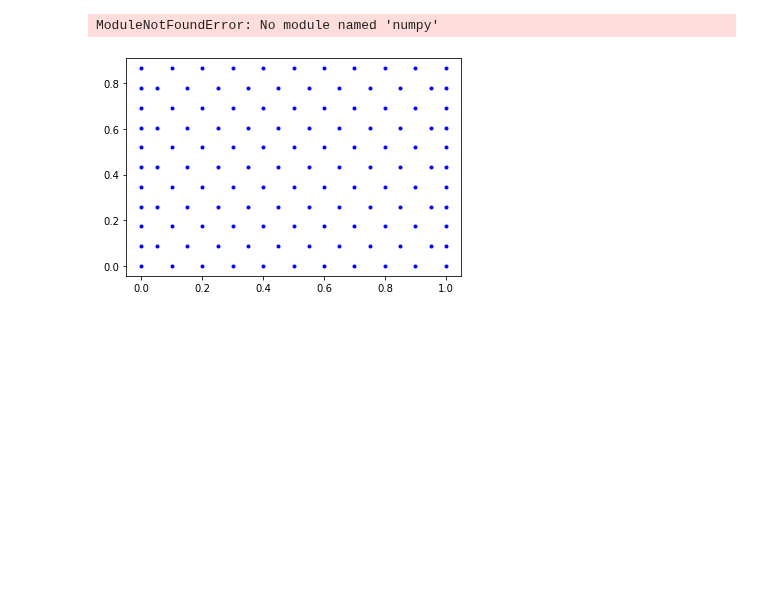
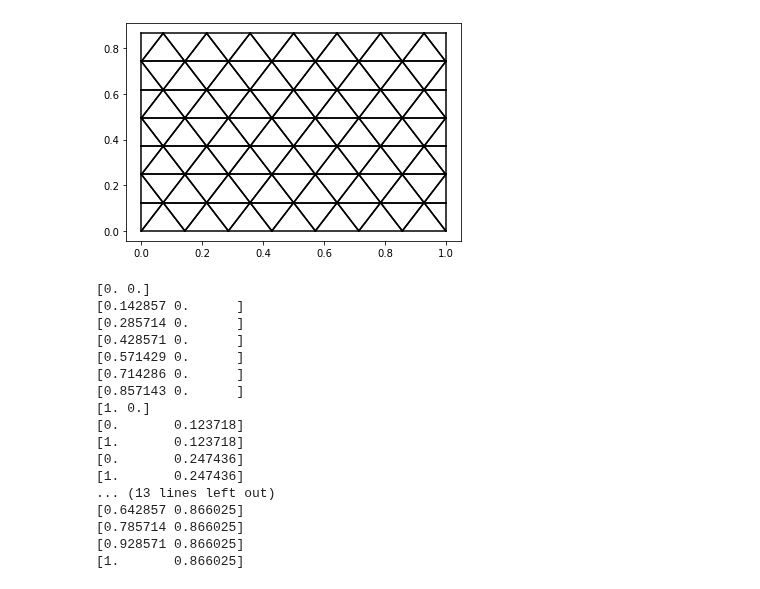
Before and after one commit to JaNiebu/BT_DECinPhysics, a Jupyter notebook: plot.ipynb, the cells around one changed output. Drawn from its saved outputs; the diff is of its cells as text; code cells hidden in the pictures; blank space fills up the shorter version.

```diff
--- a/plot.ipynb
+++ b/plot.ipynb
@@ -1,25 +1,44 @@
 # %%
 import numpy as np
 import matplotlib.pyplot as plt
 import matplotlib
 
 V = np.genfromtxt("Meshdata/TriVertices.txt")
 T = np.genfromtxt("Meshdata/Faces.txt")
 
 n_v = int(V.size/2)
 n_t = int(T.size/3)
 
 for i in range(0, n_t , 1):
         for j in range( 0, 3 , 1):
                 k = int(T[i][j])
                 l = int(T[i][(j+1)%3])
                 plt.plot( [V[k][0],V[l][0]], [V[k][1],V[l][1]] , c='black')
 plt.show()
+
+
+
+Sol = np.genfromtxt("Solutions/ErrorFor1.000000")
+
+for i in range(0,len(Sol)):
+    if (abs(Sol[i])>0.9):
+        print(V[i])
 # %% [output]
+[figure, added]
-ModuleNotFoundError: No module named 'numpy'
+[0. 0.]
+[0.142857 0.      ]
+[0.285714 0.      ]
+[0.428571 0.      ]
+[0.571429 0.      ]
+[0.714286 0.      ]
+[0.857143 0.      ]
+[1. 0.]
+[0.       0.123718]
+[1.       0.123718]
+[0.       0.247436]
+[1.       0.247436]
+... (13 lines left out)
+[0.642857 0.866025]
+[0.785714 0.866025]
+[0.928571 0.866025]
+[1.       0.866025]
-# %%
-for i in range(0,n_v,1):
-    plt.scatter(V[i][0],V[i][1], color='b', marker='.')
-plt.show()
-# %% [output]
-[figure, removed]
```
Also changed, not shown: parts of 6 cells of this notebook, 4 other files.
